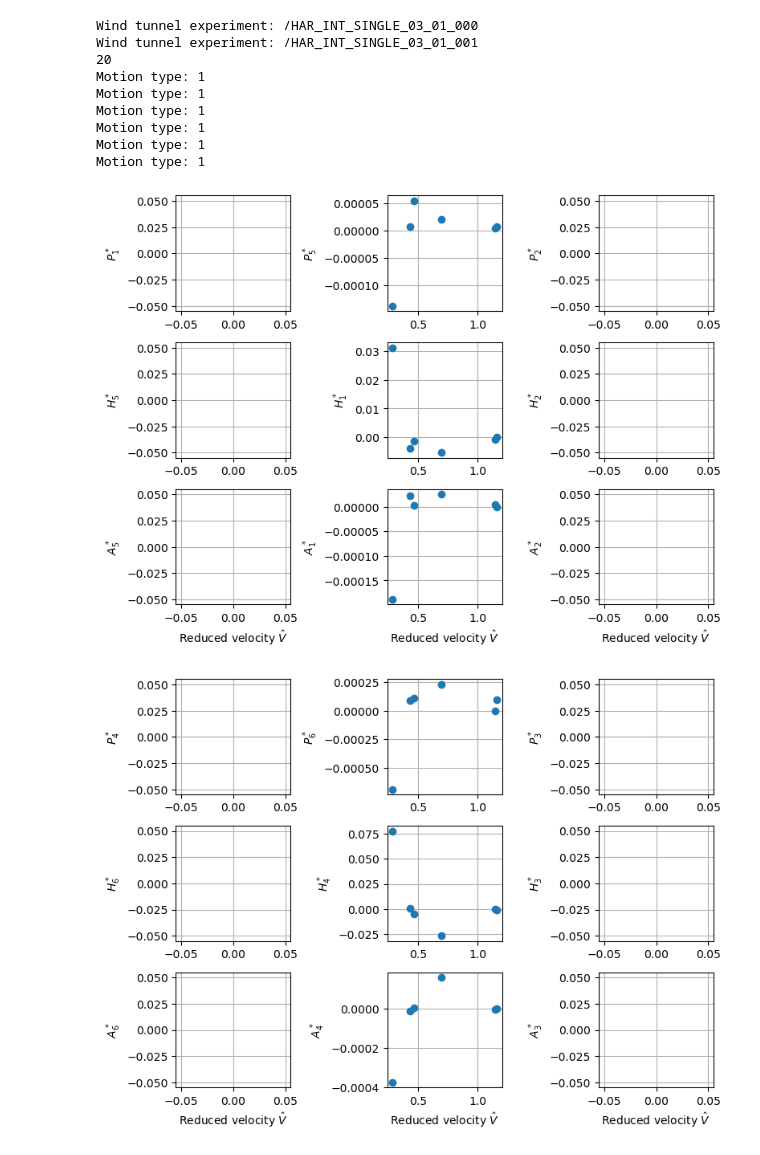
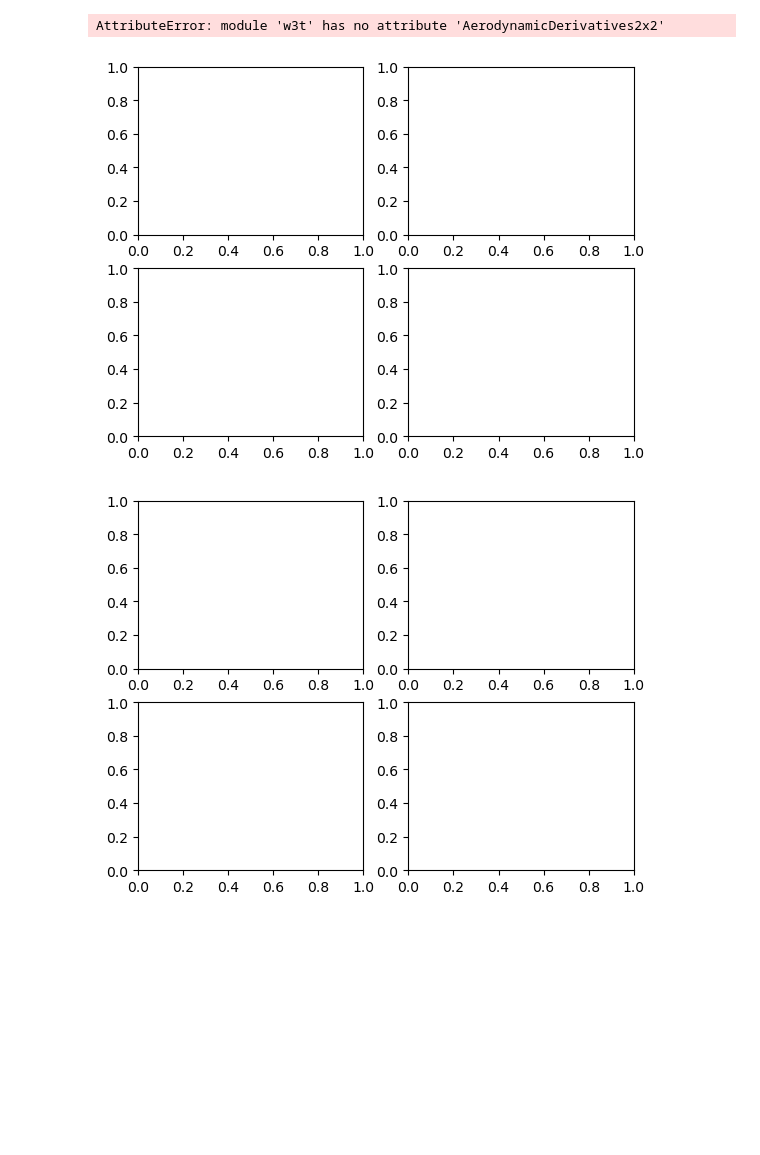
Before and after one commit to lineHRosland/FV_windtunnel_buffeting_flutter, a Jupyter notebook: HAR_INT/aerodynamic_derivatives_notebook.ipynb, the cells around one changed output. Saved outputs shown, nothing was run; the diff lists cells and outputs as text; code cells hidden in the pictures; blank space fills up the shorter version.

```diff
--- a/HAR_INT/aerodynamic_derivatives_notebook.ipynb
+++ b/HAR_INT/aerodynamic_derivatives_notebook.ipynb
@@ -58,11 +57,10 @@ f = h5py.File((h5_file + ".hdf5"), "r")
 data_set_groups = list(f)
 print(data_set_groups)
 
+exps = np.array([])
+
 for data_set_group in data_set_groups:
-    print("potet")
     exps = np.append(exps,w3t.Experiment.fromWTT(f[data_set_group]))
-
-print(exps)
 
 tests_with_equal_motion = w3t.group_motions(exps)
 print(tests_with_equal_motion)
@@ -87,53 +70,41 @@ print(tests_with_equal_motion)
 # %%
 ads_list = []
 val_list = []
 expf_list = []
 
-fig_damping, _ = plt.subplots(3,3)
-fig_stiffness, _ = plt.subplots(3,3)
+fig_damping, _ = plt.subplots(2,2)
+fig_stiffness, _ = plt.subplots(2,2)
 
-all_ads = w3t.AerodynamicDerivatives()
+all_ads = w3t.AerodynamicDerivatives2x2()
 
-exp0 = exps[tests_with_equal_motion[0][0]]
-exp1 = exps[tests_with_equal_motion[0][1]]
-
-print(exp0)
-print(exp1)
-
-print(len(tests_with_equal_motion[0])-1)
-
-for k1 in [0]:
-    for k2 in [5]:
+for k1 in [0,1,2,3]:
+    for k2 in range(len(tests_with_equal_motion[k1])-1):
         exp0 = exps[tests_with_equal_motion[k1][0]]
         exp1 = exps[tests_with_equal_motion[k1][k2+1]]
         exp0.filt_forces(6,5)
         exp1.filt_forces(6,5)
+
+        print("Experiment " + str(tests_with_equal_motion[k1][0]))
+        print(exp0.motion_type())
 
         ads, val, expf = w3t.AerodynamicDerivatives.fromWTT(exp0,exp1,section_width,section_length_1)
         ads_list.append(ads)
         val_list.append(val)
         expf_list.append(expf)
         all_ads.append(ads)
 
         # plot measurements and predictions by ads
-
         #fig, _ = plt.subplots(4,2,sharex=True)
         #expf.plot_experiment(fig=fig)
         #val.plot_experiment(fig=fig)
 all_ads.plot(fig_damping = fig_damping, fig_stiffness=fig_stiffness)
+
+
 plt.show()
 # %% [output]
-Wind tunnel experiment: /HAR_INT_SINGLE_03_01_000
-Wind tunnel experiment: /HAR_INT_SINGLE_03_01_001
-20
-Motion type: 1
-Motion type: 1
-Motion type: 1
-Motion type: 1
-Motion type: 1
-Motion type: 1
+AttributeError: module 'w3t' has no attribute 'AerodynamicDerivatives2x2'
-[figure, old version]
+[figure, new version]
-[figure, old version]
+[figure, new version]
 # %%
 section_name = "Single_Harmonic"
 h5_input_path = ".\\\H5F\\Single Harmonic\\"
```
Also changed, not shown: parts of 3 cells of this notebook.
